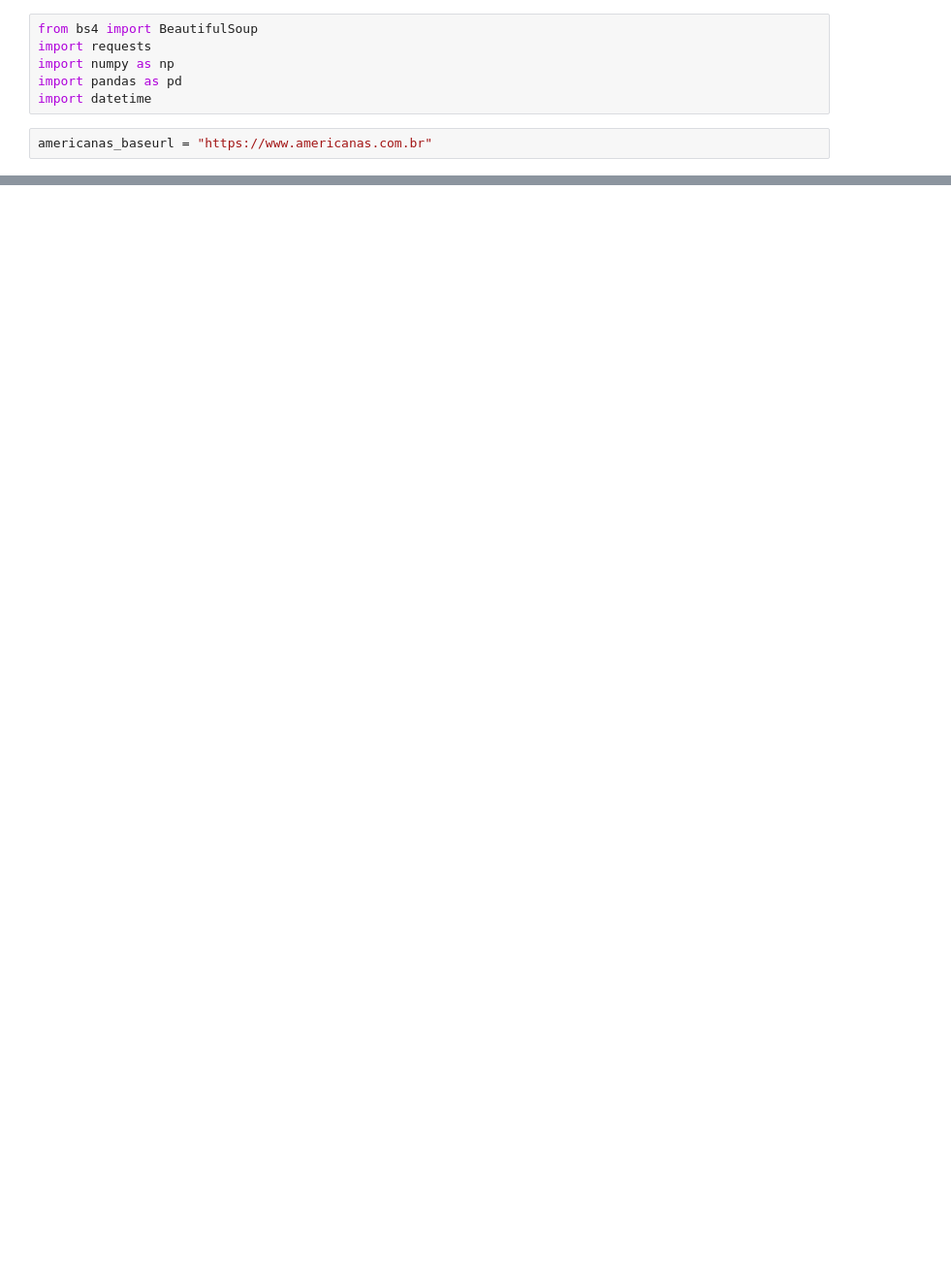
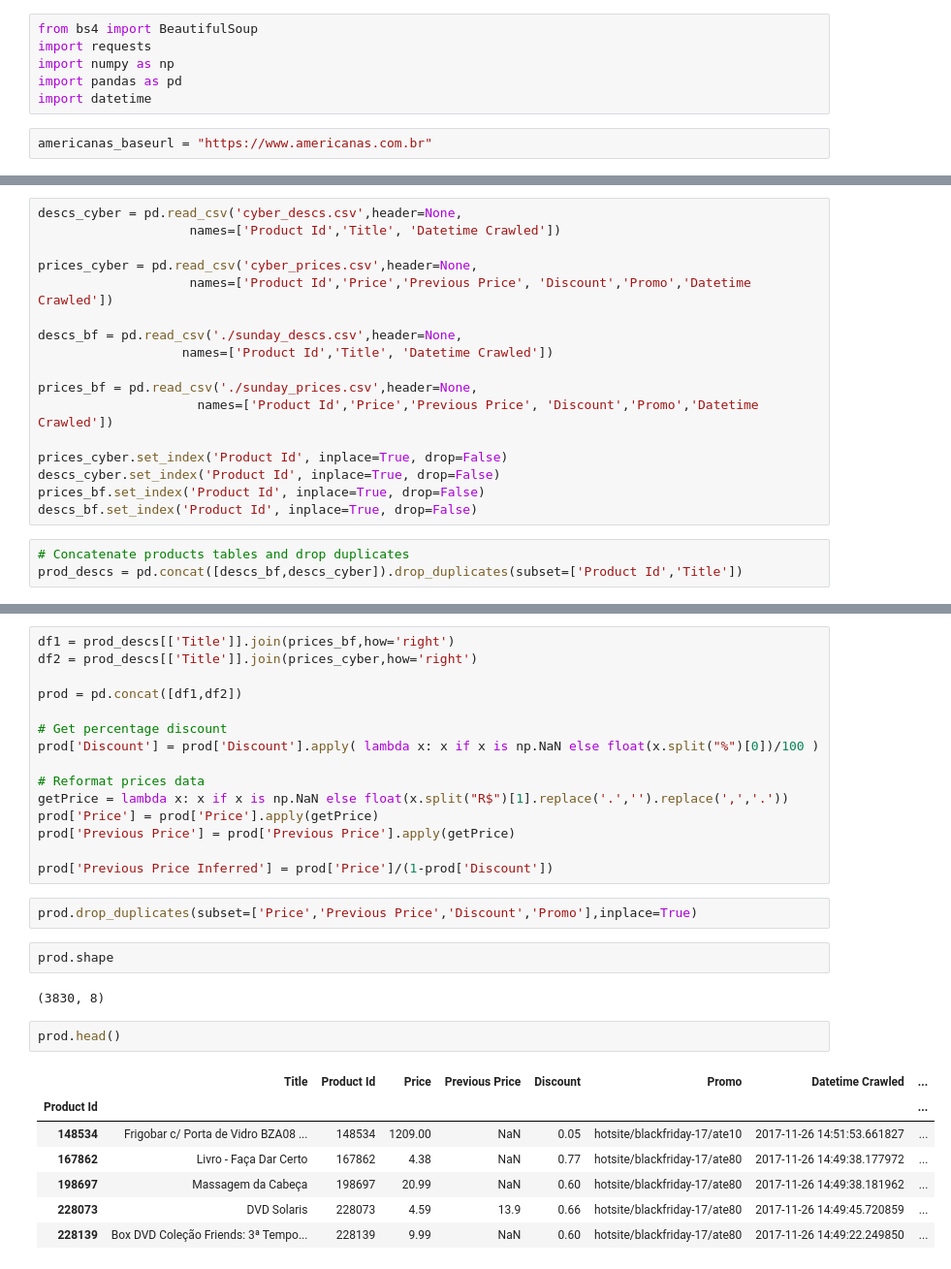
Before and after one commit to pedrosiracusa/blackfraud, a Jupyter notebook: Scrape Lojas Americanas.ipynb, the cells around one changed output, grey strips where cells are left out. Shown at 97% size. Saved outputs shown, nothing was run; the diff lists cells and outputs as text; blank space fills up the shorter version.

```diff
--- a/Scrape Lojas Americanas.ipynb
+++ b/Scrape Lojas Americanas.ipynb
@@ -135,0 +230,20 @@ df
+# %%
+descs_cyber = pd.read_csv('cyber_descs.csv',header=None,
+                    names=['Product Id','Title', 'Datetime Crawled'])
+
+prices_cyber = pd.read_csv('cyber_prices.csv',header=None,
+                    names=['Product Id','Price','Previous Price', 'Discount','Promo','Datetime Crawled'])
+
+descs_bf = pd.read_csv('./sunday_descs.csv',header=None,
+                   names=['Product Id','Title', 'Datetime Crawled'])
+
+prices_bf = pd.read_csv('./sunday_prices.csv',header=None,
+                     names=['Product Id','Price','Previous Price', 'Discount','Promo','Datetime Crawled'])
+
+prices_cyber.set_index('Product Id', inplace=True, drop=False)
+descs_cyber.set_index('Product Id', inplace=True, drop=False)
+prices_bf.set_index('Product Id', inplace=True, drop=False)
+descs_bf.set_index('Product Id', inplace=True, drop=False)
+# %%
+# Concatenate products tables and drop duplicates
+prod_descs = pd.concat([descs_bf,descs_cyber]).drop_duplicates(subset=['Product Id','Title'])
@@ -135,0 +264,31 @@ df
+# %%
+df1 = prod_descs[['Title']].join(prices_bf,how='right')
+df2 = prod_descs[['Title']].join(prices_cyber,how='right')
+
+prod = pd.concat([df1,df2])
+
+# Get percentage discount
+prod['Discount'] = prod['Discount'].apply( lambda x: x if x is np.NaN else float(x.split("%")[0])/100 )
+
+# Reformat prices data
+getPrice = lambda x: x if x is np.NaN else float(x.split("R$")[1].replace('.','').replace(',','.'))
+prod['Price'] = prod['Price'].apply(getPrice)
+prod['Previous Price'] = prod['Previous Price'].apply(getPrice)
+
+prod['Previous Price Inferred'] = prod['Price']/(1-prod['Discount'])
+# %%
+prod.drop_duplicates(subset=['Price','Previous Price','Discount','Promo'],inplace=True)
+# %%
+prod.shape
+# %% [output]
+(3830, 8)
+# %%
+prod.head()
+# %% [output]
+|  | Title | Product Id | Price | Previous Price | Discount | Promo | Datetime Crawled | ... |
+| Product Id |  |  |  |  |  |  |  | ... |
+| 148534 | Frigobar c/ Porta de Vidro BZA08 ... | 148534 | 1209.00 | NaN | 0.05 | hotsite/blackfriday-17/ate10 | 2017-11-26 14:51:53.661827 | ... |
+| 167862 | Livro - Faça Dar Certo | 167862 | 4.38 | NaN | 0.77 | hotsite/blackfriday-17/ate80 | 2017-11-26 14:49:38.177972 | ... |
+| 198697 | Massagem da Cabeça | 198697 | 20.99 | NaN | 0.60 | hotsite/blackfriday-17/ate80 | 2017-11-26 14:49:38.181962 | ... |
+| 228073 | DVD Solaris | 228073 | 4.59 | 13.9 | 0.66 | hotsite/blackfriday-17/ate80 | 2017-11-26 14:49:45.720859 | ... |
+| 228139 | Box DVD Coleção Friends: 3ª Tempo... | 228139 | 9.99 | NaN | 0.60 | hotsite/blackfriday-17/ate80 | 2017-11-26 14:49:22.249850 | ... |
```
Also changed, not shown: parts of 33 cells of this notebook.
